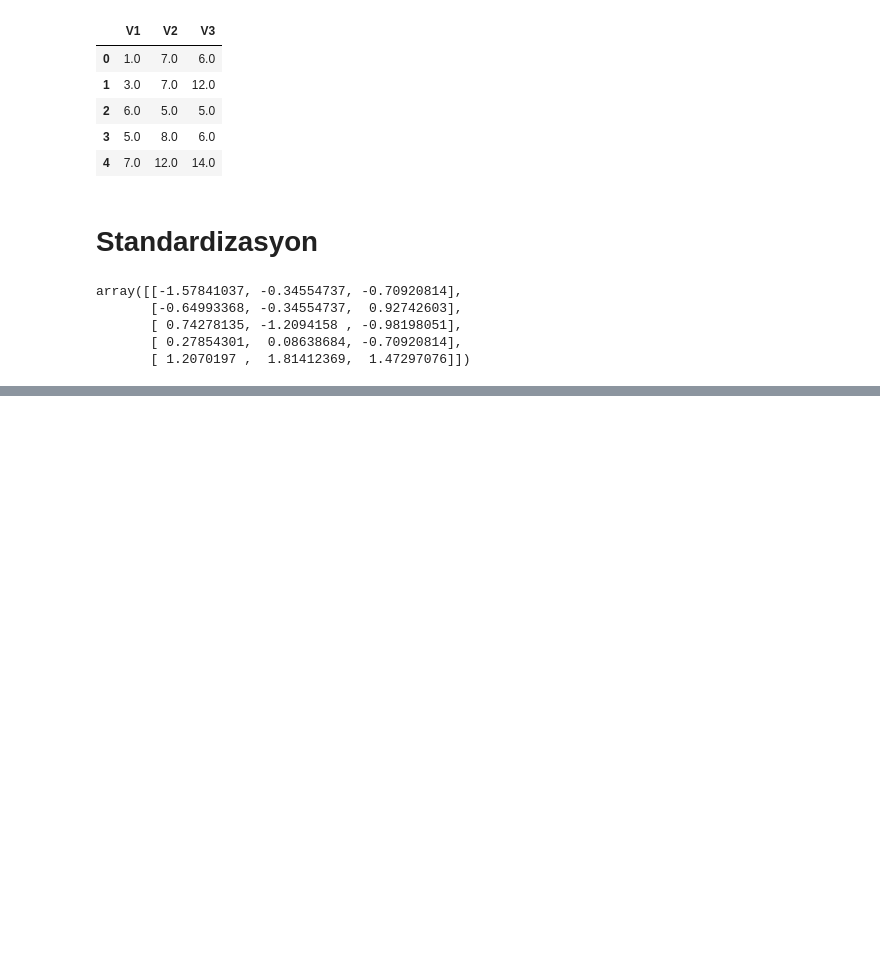
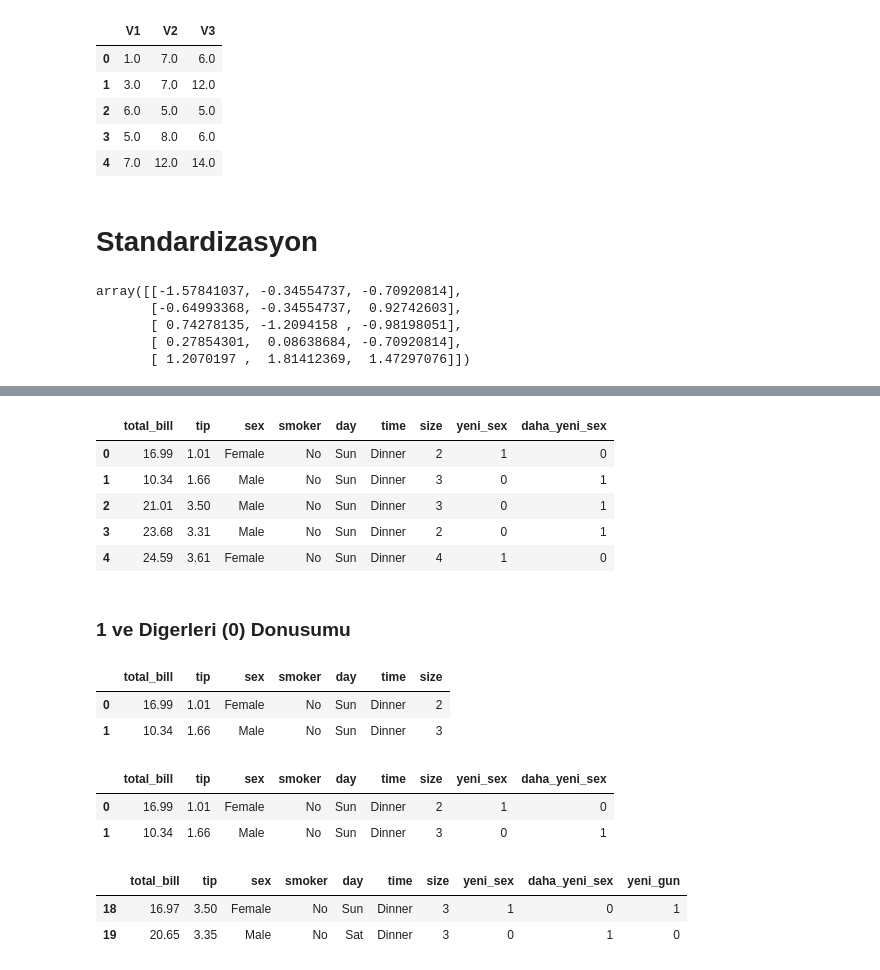
Before and after one commit to abdullahcayde/Trainings, a Jupyter notebook: Data_Preprocessing/Data_Preprocessing_01.ipynb, the cells around one changed output, grey strips where cells are left out. Saved outputs shown, nothing was run; the diff lists cells and outputs as text; code cells hidden in the pictures; blank space fills up the shorter version.

```diff
--- a/Data_Preprocessing/Data_Preprocessing_01.ipynb
+++ b/Data_Preprocessing/Data_Preprocessing_01.ipynb
@@ -1417,0 +1646,6 @@ normalization, binarization methods.
+# %%
+tips = sns.load_dataset('tips')
+df = tips.copy()
+df_l = df.copy()
+
+df_l.head(3)
@@ -1417,0 +1657,6 @@ normalization, binarization methods.
+# %%
+# 1. YOL
+
+df_l['yeni_sex'] = df_l['sex'].cat.codes
+
+df_l.head()
@@ -1417,0 +1670,15 @@ normalization, binarization methods.
+# %%
+# 2. YOL
+
+lbe = preprocessing.LabelEncoder()
+
+df_l['daha_yeni_sex'] = lbe.fit_transform(df_l['sex'])
+
+df_l.head()
+# %% [output]
+|  | total_bill | tip | sex | smoker | day | time | size | yeni_sex | daha_yeni_sex |
+| 0 | 16.99 | 1.01 | Female | No | Sun | Dinner | 2 | 1 | 0 |
+| 1 | 10.34 | 1.66 | Male | No | Sun | Dinner | 3 | 0 | 1 |
+| 2 | 21.01 | 3.50 | Male | No | Sun | Dinner | 3 | 0 | 1 |
+| 3 | 23.68 | 3.31 | Male | No | Sun | Dinner | 2 | 0 | 1 |
+| 4 | 24.59 | 3.61 | Female | No | Sun | Dinner | 4 | 1 | 0 |
@@ -1417,0 +1688,22 @@ normalization, binarization methods.
+# %% [markdown]
+### 1 ve Digerleri (0) Donusumu
+# %%
+df.head(2)
+# %% [output]
+|  | total_bill | tip | sex | smoker | day | time | size |
+| 0 | 16.99 | 1.01 | Female | No | Sun | Dinner | 2 |
+| 1 | 10.34 | 1.66 | Male | No | Sun | Dinner | 3 |
+# %%
+df_l.head(2)
+# %% [output]
+|  | total_bill | tip | sex | smoker | day | time | size | yeni_sex | daha_yeni_sex |
+| 0 | 16.99 | 1.01 | Female | No | Sun | Dinner | 2 | 1 | 0 |
+| 1 | 10.34 | 1.66 | Male | No | Sun | Dinner | 3 | 0 | 1 |
+# %%
+df_l['yeni_gun'] = np.where(df_l['day'].str.contains('Sun'), 1, 0)
+
+df_l.iloc[18:20, :]
+# %% [output]
+|  | total_bill | tip | sex | smoker | day | time | size | yeni_sex | daha_yeni_sex | yeni_gun |
+| 18 | 16.97 | 3.50 | Female | No | Sun | Dinner | 3 | 1 | 0 | 1 |
+| 19 | 20.65 | 3.35 | Male | No | Sat | Dinner | 3 | 0 | 1 | 0 |
```
Also changed, not shown: parts of 42 cells of this notebook, 1 other file.
